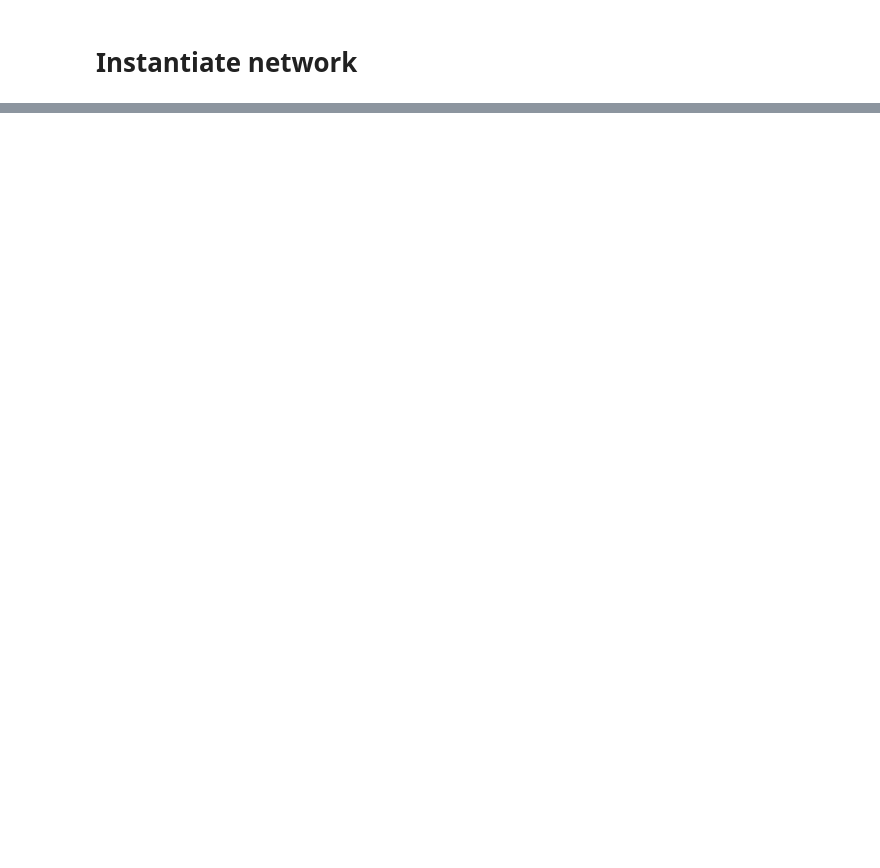
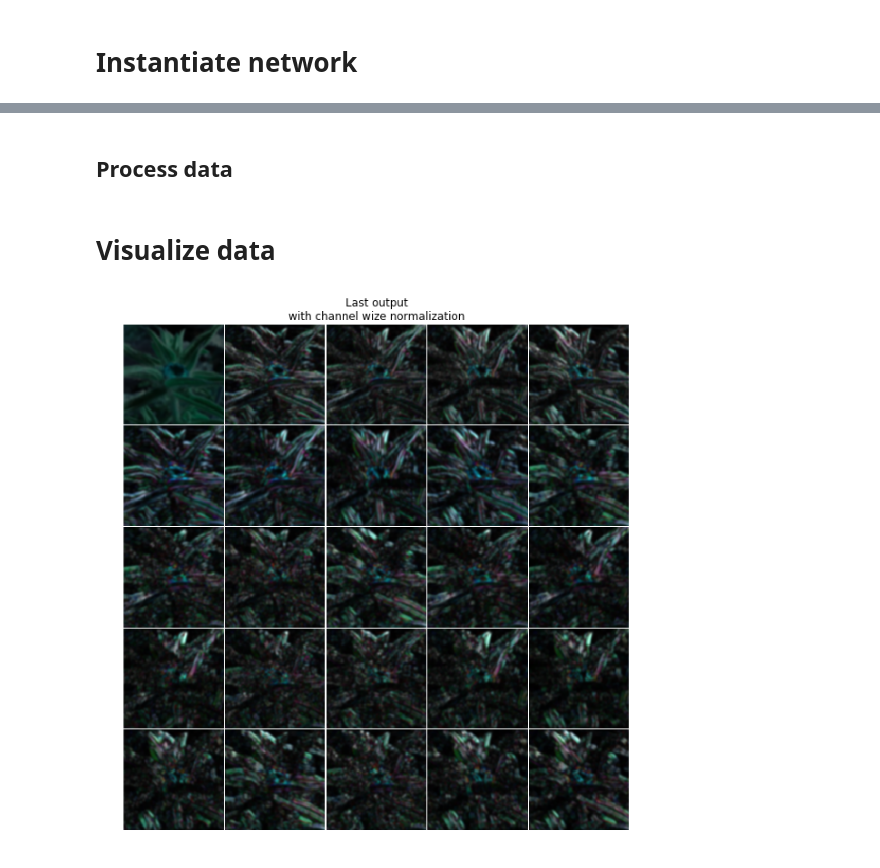
Before and after one commit to ladsmund/plantclef, a Jupyter notebook: notebooks/GPU_ScatNet.ipynb, the cells around one changed output, grey strips where cells are left out. Drawn from its saved outputs; the diff is of its cells as text; code cells hidden in the pictures; blank space fills up the shorter version.

```diff
--- a/notebooks/GPU_ScatNet.ipynb
+++ b/notebooks/GPU_ScatNet.ipynb
@@ -340,0 +103,51 @@ NameError: name 'output' is not defined
+# %% [markdown]
+## Process data
+# %%
+t0 = time.time()
+for i, image_info, output in run_next():
+    mean_coefficients += output / nimages
+    max_coefficients = np.maximum(output, max_coefficients)
+    channel_magnitudes[:,i] = np.sqrt(np.sum(np.sum(output**2,1),1))
+
+    base = os.path.basename(image_info.split()[0])
+    label = image_info.split()[1]
+
+    if not i%100:
+        msg = "%6i/%6i. %.1f img/sec" % (1+i, nimages, (1+i)/(time.time()-t0))
+        print msg
+
+channel_maximum = np.max(np.max(max_coefficients,1),1)
+channel_mean = np.mean(np.mean(mean_coefficients,1),1)
+channel_magnitude = np.max(channel_magnitudes,1)
+magnorm_max_maxcoeff = np.max(channel_maximum / channel_magnitude)
+# %%
+def norm(norm_vec, data, copy=True):
+    data = data.copy() if copy else data
+    for i, v in enumerate(norm_vec):
+        data[i,...] /= v
+    return data
+
+
+def max_norm(*args, **kwargs):
+    return norm(channel_maximum, *args, **kwargs)
+
+def max_denorm(*args, **kwargs):
+    return norm(channel_maximum**-1, *args, **kwargs)
+
+def mag_norm(*args, **kwargs):
+    return norm(channel_magnitude, *args, **kwargs)
+
+def magnorm_maxnorm(*args, **kwargs):
+    return norm(channel_magnitude * magnorm_max_maxcoeff, *args, **kwargs)
+
+#plt.semilogy(channel_maximum)
+#plt.semilogy(channel_magnitude)
+#plt.semilogy(channel_magnorm_max)
+# %% [markdown]
+# Visualize data
+# %%
+plt.figure(figsize=(10,10))
+plt.title('Last output\nwith channel wize normalization')
+show_blob(magnorm_maxnorm(output))
+# %% [output]
+[figure, added]
```
Also changed, not shown: parts of 43 cells of this notebook, 2 other files.
